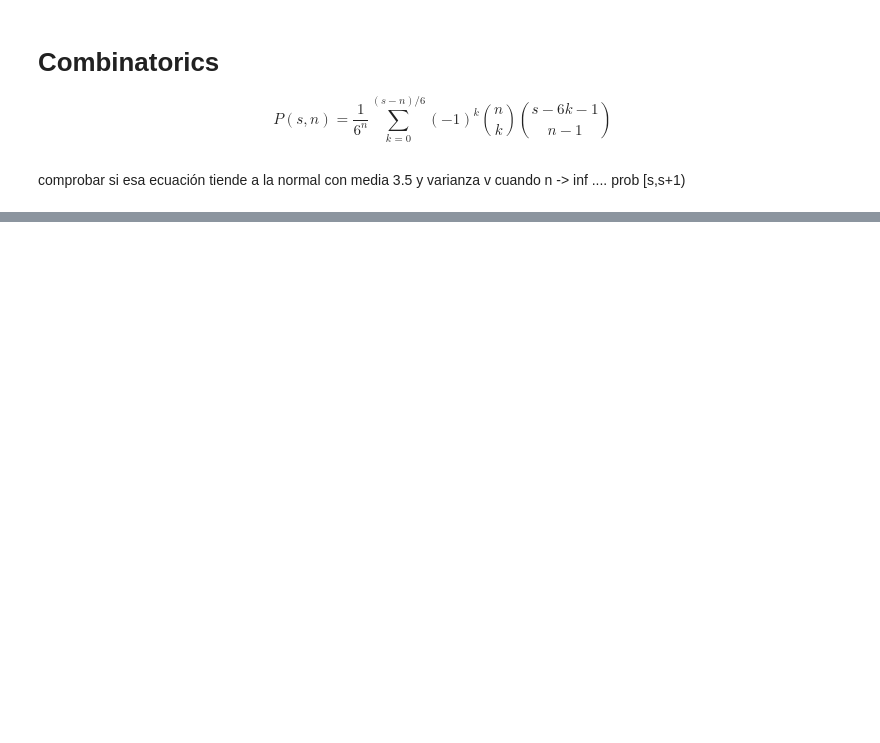
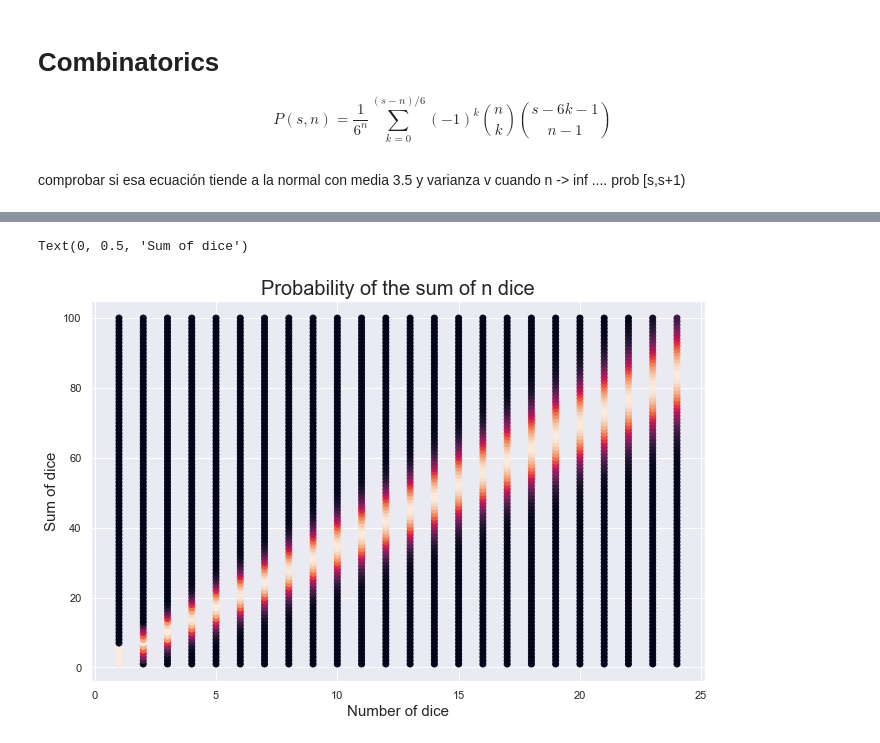
Before and after one commit to juanluisrto/central-limit-theorem-with-dice, a Jupyter notebook: dados.ipynb, the cells around one changed output, grey strips where cells are left out. Saved outputs shown, nothing was run; the diff lists cells and outputs as text; code cells hidden in the pictures; blank space fills up the shorter version.

```diff
--- a/dados.ipynb
+++ b/dados.ipynb
@@ -381,0 +363,24 @@ from math import factorial as fact
+# %%
+n,s = (24, 100)
+s_array = np.arange(1,s + 1)
+n_array = np.arange(1,n + 1)
+
+s_n_dict = {}
+for s in s_array:
+    s_dict = {}
+    for n in n_array:
+        p = prob_of_sum_combinatorics(s,n)
+        s_dict[n] = p
+    s_n_dict[s] = s_dict
+
+df = pd.DataFrame(s_n_dict)
+for i in range(1,n+1):
+    index = i * np.ones(s)
+    scatter = plt.scatter(index, df.columns.values, c= df.loc[i])
+ax = plt.gca()
+ax.set_title('Probability of the sum of n dice', size = 20)
+ax.set_xlabel( 'Number of dice', size = 15)
+ax.set_ylabel( 'Sum of dice', size = 15)
+# %% [output]
+Text(0, 0.5, 'Sum of dice')
+[figure, added]
```
Also changed, not shown: parts of 48 cells of this notebook, 21 other files.
